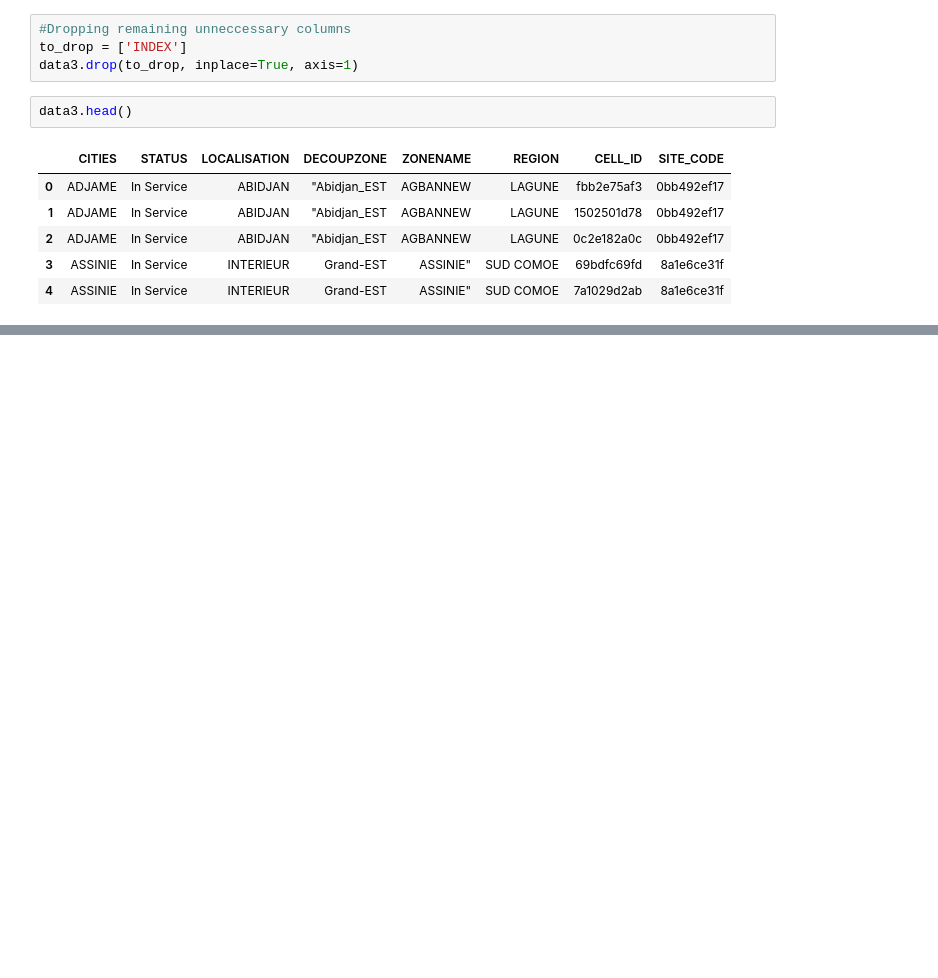
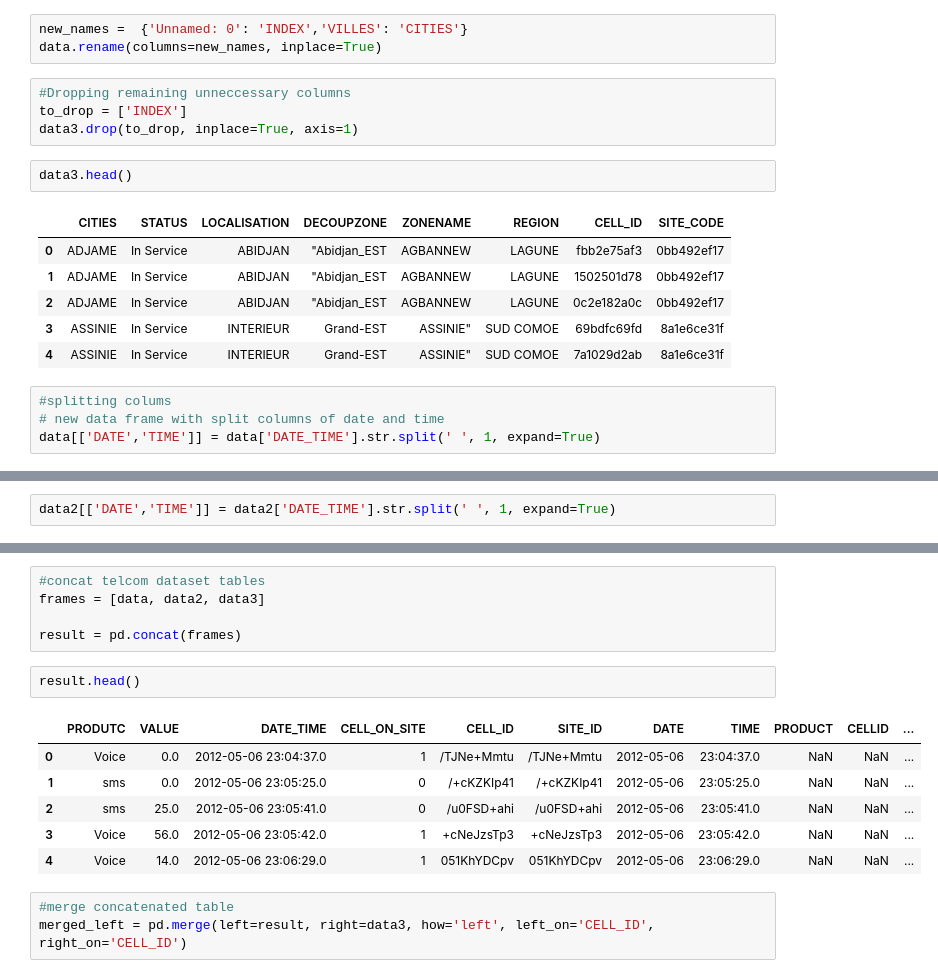
Before and after one commit to onsandomaynard/hello-world, a Jupyter notebook: Moringa_Data_Science_Prep_W3_Independent_Project_2021_09_Maynard_Onsando_DataReport.ipynb, the cells around one changed output, grey strips where cells are left out. Cells and saved outputs as stored; diff of their text form; blank space fills up the shorter version.

```diff
--- a/Moringa_Data_Science_Prep_W3_Independent_Project_2021_09_Maynard_Onsando_DataReport.ipynb
+++ b/Moringa_Data_Science_Prep_W3_Independent_Project_2021_09_Maynard_Onsando_DataReport.ipynb
@@ -163,3 +172,6 @@ data3.head()
+# %%
+new_names =  {'Unnamed: 0': 'INDEX','VILLES': 'CITIES'}
+data.rename(columns=new_names, inplace=True)
 # %%
 #Dropping remaining unneccessary columns
 to_drop = ['INDEX']
@@ -173,3 +185,7 @@ data3.head()
 | 2 | ADJAME | In Service | ABIDJAN | "Abidjan_EST | AGBANNEW | LAGUNE | 0c2e182a0c | 0bb492ef17 |
 | 3 | ASSINIE | In Service | INTERIEUR | Grand-EST | ASSINIE" | SUD COMOE | 69bdfc69fd | 8a1e6ce31f |
 | 4 | ASSINIE | In Service | INTERIEUR | Grand-EST | ASSINIE" | SUD COMOE | 7a1029d2ab | 8a1e6ce31f |
+# %%
+#splitting colums
+# new data frame with split columns of date and time
+data[['DATE','TIME']] = data['DATE_TIME'].str.split(' ', 1, expand=True)
@@ -175,0 +212,2 @@ data3.head()
+# %%
+data2[['DATE','TIME']] = data2['DATE_TIME'].str.split(' ', 1, expand=True)
@@ -175,0 +223,17 @@ data3.head()
+# %%
+#concat telcom dataset tables
+frames = [data, data2, data3]
+
+result = pd.concat(frames)
+# %%
+result.head()
+# %% [output]
+|  | PRODUTC | VALUE | DATE_TIME | CELL_ON_SITE | CELL_ID | SITE_ID | DATE | TIME | PRODUCT | CELLID | ... |
+| 0 | Voice | 0.0 | 2012-05-06 23:04:37.0 | 1 | /TJNe+Mmtu | /TJNe+Mmtu | 2012-05-06 | 23:04:37.0 | NaN | NaN | ... |
+| 1 | sms | 0.0 | 2012-05-06 23:05:25.0 | 0 | /+cKZKIp41 | /+cKZKIp41 | 2012-05-06 | 23:05:25.0 | NaN | NaN | ... |
+| 2 | sms | 25.0 | 2012-05-06 23:05:41.0 | 0 | /u0FSD+ahi | /u0FSD+ahi | 2012-05-06 | 23:05:41.0 | NaN | NaN | ... |
+| 3 | Voice | 56.0 | 2012-05-06 23:05:42.0 | 1 | +cNeJzsTp3 | +cNeJzsTp3 | 2012-05-06 | 23:05:42.0 | NaN | NaN | ... |
+| 4 | Voice | 14.0 | 2012-05-06 23:06:29.0 | 1 | 051KhYDCpv | 051KhYDCpv | 2012-05-06 | 23:06:29.0 | NaN | NaN | ... |
+# %%
+#merge concatenated table
+merged_left = pd.merge(left=result, right=data3, how='left', left_on='CELL_ID', right_on='CELL_ID')
```
Also changed, not shown: parts of 8 cells of this notebook.
